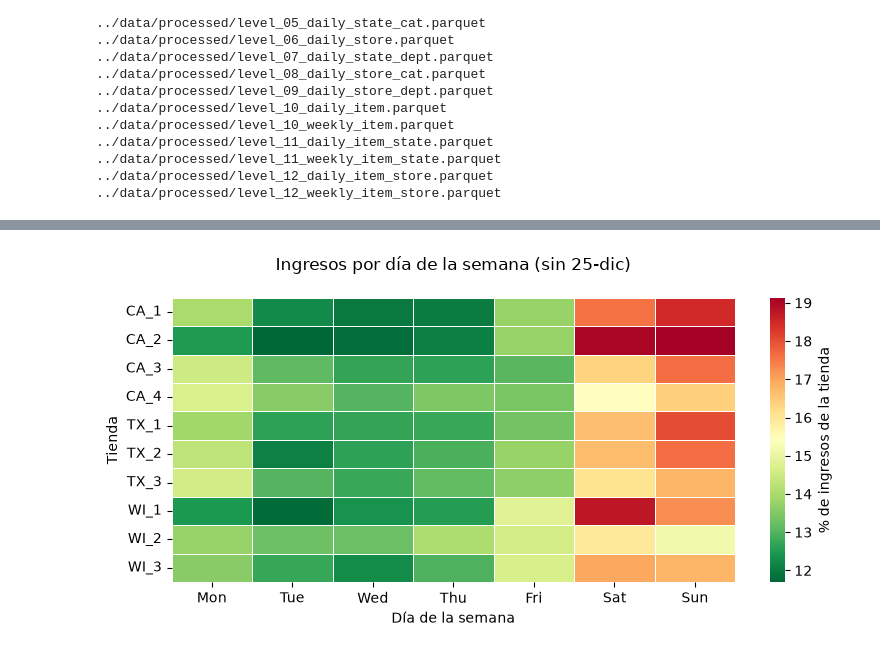
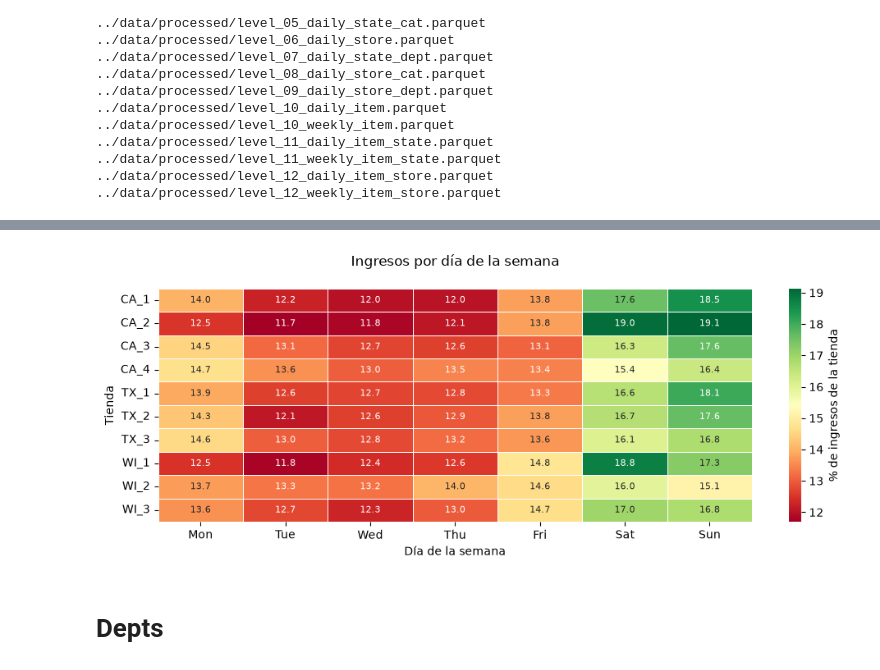
Before and after one commit to njimenez94/forecast-tfm, a Jupyter notebook: notebooks/01_eda.ipynb, the cells around one changed output, grey strips where cells are left out. Cells and saved outputs as stored; diff of their text form; code cells hidden in the pictures.

```diff
--- a/notebooks/01_eda.ipynb
+++ b/notebooks/01_eda.ipynb
@@ -201,34 +344,40 @@ plt.show()
 # %%
-df_store_dow = duckdb.sql(f"""
+df_store_dow = con.execute(f"""
     SELECT
         store_id,
         strftime(date, '%a') AS day_of_week,
-        SUM(gross_sales) AS total_gross_sales
-    FROM read_parquet('{DATASET_PATH}')
-    WHERE date >= '2015-01-01' AND date < '2016-01-01'
-        AND date != '2015-12-25'
+        SUM(mnt_gross_sales) AS total_gross_sales
+    FROM dataset_raw
+    WHERE date >= '{YEAR}-01-01' AND date < '{YEAR+1}-01-01'
     GROUP BY store_id, strftime(date, '%a')
     ORDER BY store_id, day_of_week
 """).df()
 
 df_store_dow['total_gross_sales_pct'] = (
     df_store_dow.groupby('store_id')['total_gross_sales']
     .transform(lambda x: x / x.sum())
 )
 
 dow_order = ['Mon', 'Tue', 'Wed', 'Thu', 'Fri', 'Sat', 'Sun']
-pivot = df_store_dow.pivot(index='store_id', columns='day_of_week', values='total_gross_sales_pct')
-pivot = pivot[dow_order]
+df_plot = df_store_dow.pivot(index='store_id', columns='day_of_week', values='total_gross_sales_pct')
+df_plot = df_plot[dow_order]
 
-plt.figure(figsize=(8, 4))
+plt.figure(figsize=(10, 4))
 ax = sns.heatmap(
-    pivot * 100, cmap='RdYlGn_r', annot=False, linewidths=0.5,
+    df_plot * 100,
+    cmap='RdYlGn',
+    annot=True, fmt='.1f', annot_kws={'size': 8},
+    linewidths=0.5,
     cbar_kws={'label': '% de ingresos de la tienda'}
 )
-plt.title('Ingresos por día de la semana (sin 25-dic)', pad=20, fontsize=12)
+plt.title('Ingresos por día de la semana', pad=20, fontsize=12)
 plt.xlabel('Día de la semana')
 plt.ylabel('Tienda')
+plt.yticks(rotation=0)
+plt.xticks(rotation=0,)
 plt.tight_layout()
 plt.show()
 # %% [output]
-[figure, old version]
+[figure, new version]
+# %% [markdown]
+# Depts
```
Also changed, not shown: parts of 32 cells of this notebook, 18 other files.
